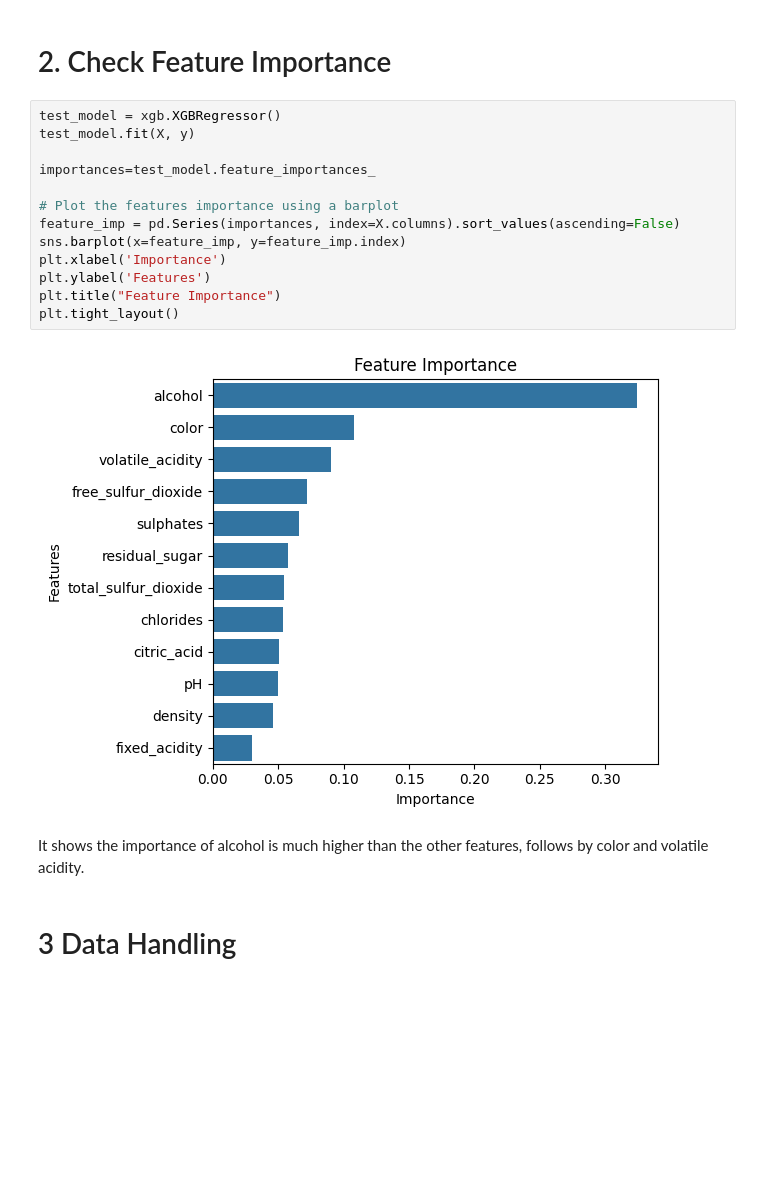
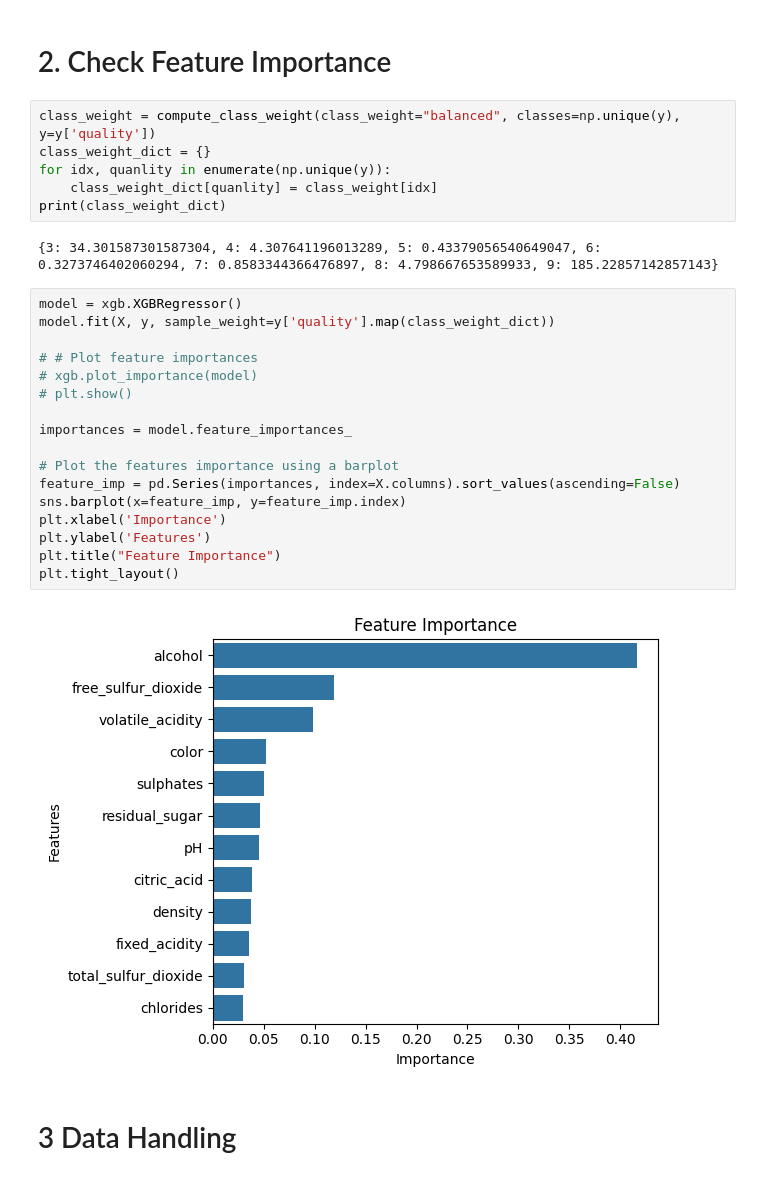
Before and after one commit to hea0516/wine_quality_regression_model, a Jupyter notebook: src/model_construction.ipynb, the cells around one changed output. Cells and saved outputs as stored; diff of their text form; blank space fills up the shorter version.

Commit message:
Draft of regression model with visualizations

```diff
--- a/src/model_construction.ipynb
+++ b/src/model_construction.ipynb
@@ -24,23 +27,33 @@ data = pd.read_csv("../data/processedWineData.csv")
 X, y = data.loc[:, data.columns != 'quality'], data.loc[:, data.columns == 'quality']
 # %% [markdown]
 # 2. Check Feature Importance
+# %%
+class_weight = compute_class_weight(class_weight="balanced", classes=np.unique(y), y=y['quality'])
+class_weight_dict = {}
+for idx, quanlity in enumerate(np.unique(y)):
+    class_weight_dict[quanlity] = class_weight[idx]
+print(class_weight_dict)
+# %% [output]
+{3: 34.301587301587304, 4: 4.307641196013289, 5: 0.43379056540649047, 6: 0.3273746402060294, 7: 0.8583344366476897, 8: 4.798667653589933, 9: 185.22857142857143}
 # %%
-test_model = xgb.XGBRegressor()
-test_model.fit(X, y)
+model = xgb.XGBRegressor()
+model.fit(X, y, sample_weight=y['quality'].map(class_weight_dict))
 
-importances=test_model.feature_importances_
+# # Plot feature importances
+# xgb.plot_importance(model)
+# plt.show()
+
+importances = model.feature_importances_
 
 # Plot the features importance using a barplot
 feature_imp = pd.Series(importances, index=X.columns).sort_values(ascending=False)
 sns.barplot(x=feature_imp, y=feature_imp.index)
 plt.xlabel('Importance')
 plt.ylabel('Features')
 plt.title("Feature Importance")
 plt.tight_layout()
 # %% [output]
-[figure, old version]
+[figure, new version]
-# %% [markdown]
-It shows the importance of alcohol is much higher than the other features, follows by color and volatile acidity.
 # %% [markdown]
 # 3 Data Handling
 # %%
```
Also changed, not shown: parts of 23 cells of this notebook, 3 other files.
